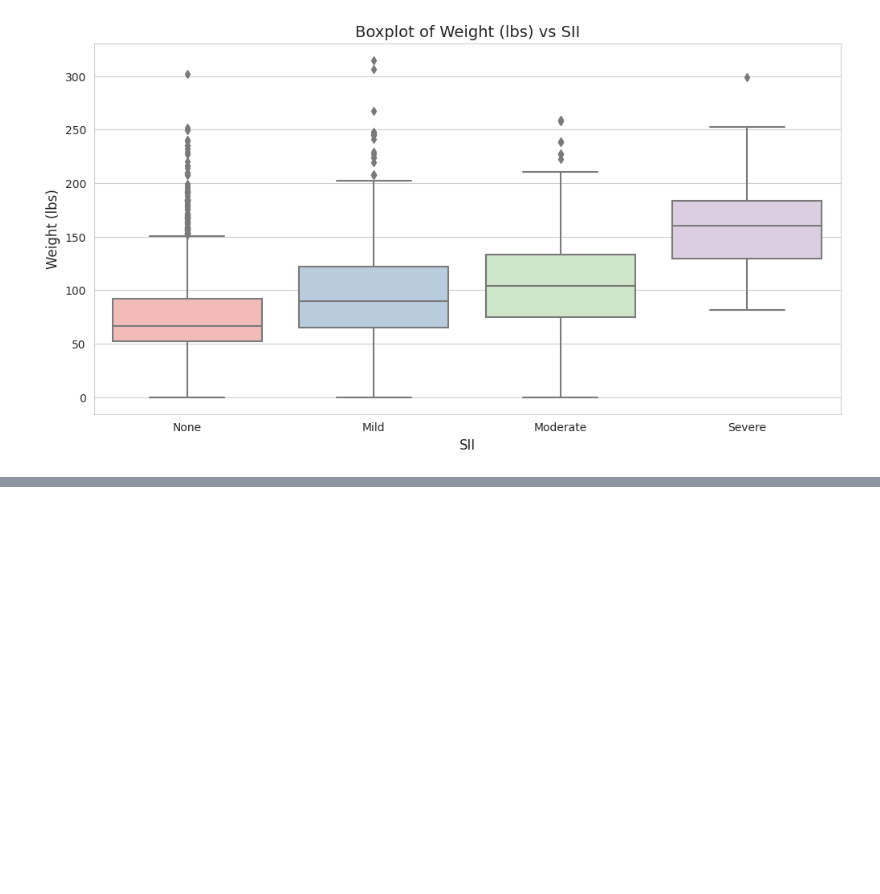
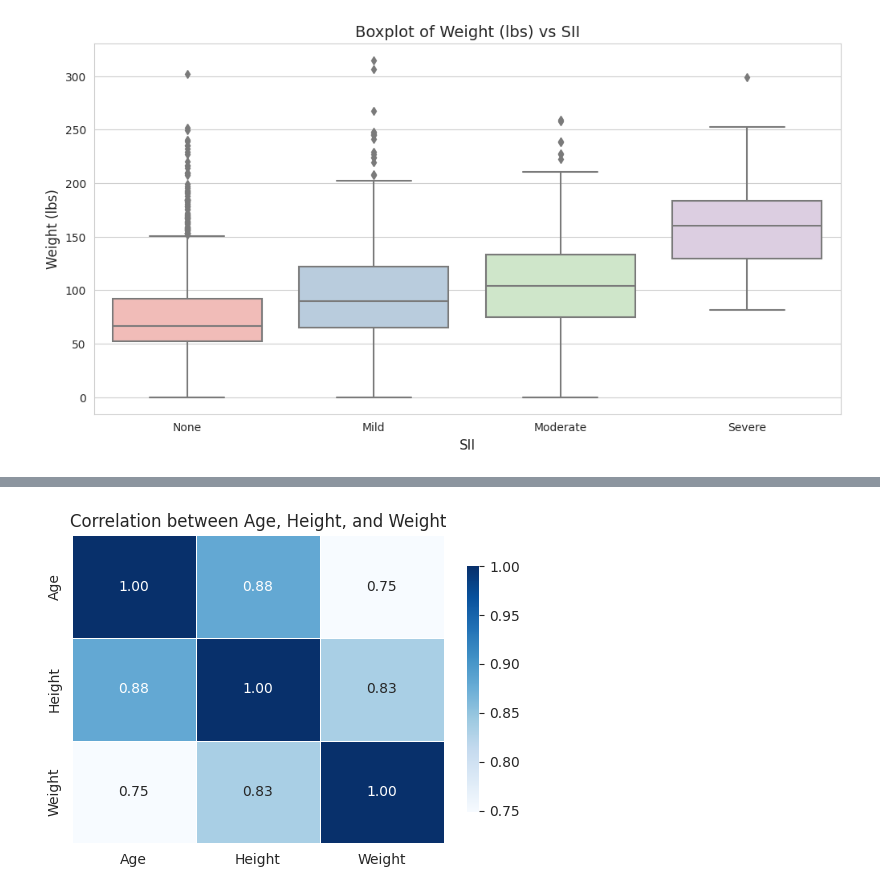
Before and after one commit to datateamclub/project_child_problematic_internet_use_03, a Jupyter notebook: internet_use_v3.ipynb, the cells around one changed output, grey strips where cells are left out. Drawn from its saved outputs; the diff is of its cells as text; code cells hidden in the pictures; blank space fills up the shorter version.

```diff
--- a/internet_use_v3.ipynb
+++ b/internet_use_v3.ipynb
@@ -475,0 +483,10 @@ plt.show()
+# %%
+corr_matrix = df_train[['Basic_Demos-Age', 'Physical-Height', 'Physical-Weight']].corr()
+corr_matrix.columns = ['Age', 'Height', 'Weight']
+corr_matrix.index = ['Age', 'Height', 'Weight']
+plt.figure(figsize=(6, 4))
+sns.heatmap(corr_matrix, annot=True, cmap='Blues', fmt='.2f', linewidths=0.5, cbar_kws={'shrink': 0.8})
+plt.title("Correlation between Age, Height, and Weight")
+display()
+# %% [output]
+[figure, added]
```
Also changed, not shown: parts of 4 cells of this notebook.
